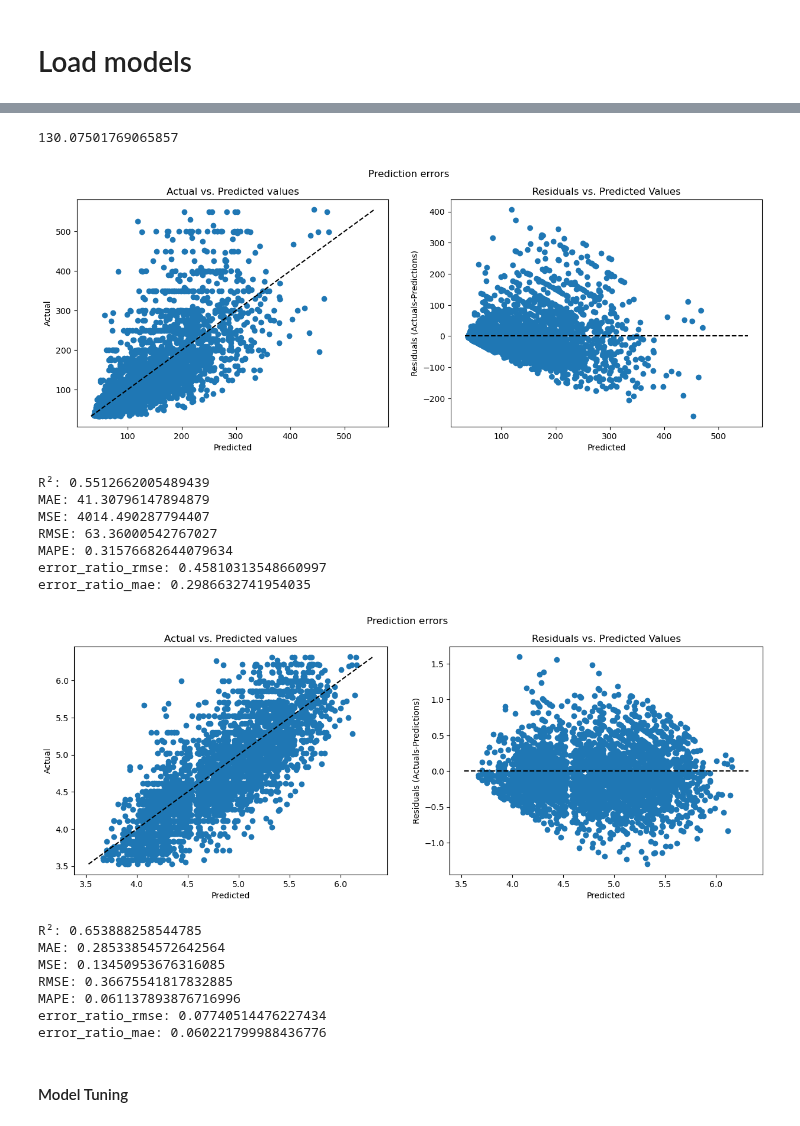
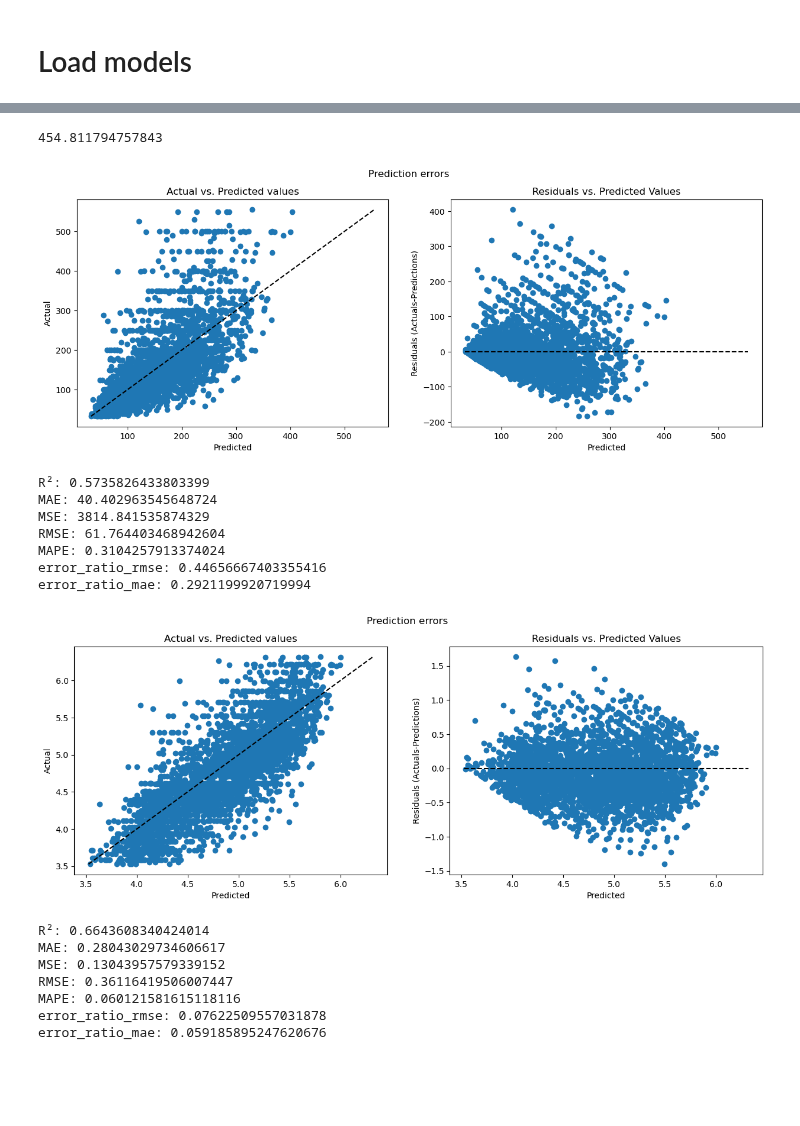
Before and after one commit to adel-R/Ensemble2023, a Jupyter notebook: models/stacking_tuning.ipynb, the cells around one changed output, grey strips where cells are left out. Cells and saved outputs as stored; diff of their text form; code cells hidden in the pictures; blank space fills up the shorter version.

```diff
--- a/models/stacking_tuning.ipynb
+++ b/models/stacking_tuning.ipynb
@@ -66,31 +66,28 @@ X_test_selected.shape
 # Load models
 # %%
 # Decision Tree
-decision_tree = DecisionTreeRegressor(**load_params('decision_tree_params.json'))
+decision_tree = DecisionTreeRegressor(**load_params('saved_models/decision_tree_params.json'))
 
 # Bagging
-bagging = BaggingRegressor(**load_params('bagging_params.json'))
+bagging = BaggingRegressor(**load_params('saved_models/bagging_params.json'))
 
 # Random Forest
-random_forest = RandomForestRegressor(**load_params('random_forest_params.json'))
+random_forest = RandomForestRegressor(**load_params('saved_models/random_forest_params.json'))
 
 # Extremely randomized tree
-extra_forest = ExtraTreesRegressor(**load_params('extremely_randomized_forest_params.json'))
+extra_forest = ExtraTreesRegressor(**load_params('saved_models/extremely_randomized_forest_params.json'))
 
 # Adaboost
-adaboost = AdaBoostRegressor(**load_params('adaboost_params.json'))
+adaboost = AdaBoostRegressor(**load_params('saved_models/adaboost_params.json'))
 
 # sklearn gradient boosting
-sk_gb = GradientBoostingRegressor(**load_params('sk_gradient_boosting_params.json'))
+sk_gb = GradientBoostingRegressor(**load_params('saved_models/sk_gradient_boosting_params.json'))
 
 # sklearn hist gradient boosting
-hist_sk_gb = HistGradientBoostingRegressor(**load_params('sk_hist_gradient_boosting_params.json'))
-
-# evaluation sets for early stopping
-evaluation = [( X_train_np, y_train_np), ( X_val_np, y_val_np)]
+hist_sk_gb = HistGradientBoostingRegressor(**load_params('saved_models/sk_hist_gradient_boosting_params.json'))
 
 # lgbm
-lgbm = LGBMRegressor(**load_params('lgbm_params.json'))
+lgbm = LGBMRegressor(**load_params('saved_models/lgbm_params.json'))
 
 # XGBOOST
-xgb = xg.XGBRegressor(**load_params('xgb_params.json'))
+xgb = xg.XGBRegressor(**load_params('saved_models/xgb_params.json'))
@@ -172,37 +142,36 @@ error_ratio_mae: 0.05925873178626863
 # %%
 start = time.time()
 
-estimators = [ ('xgb',xgb),('lgbm', lgbm),('hist_sk_gb', hist_sk_gb),('extra_forest', extra_forest),('random_forest', random_forest)]
+#estimators = [ ('xgb',xgb),('lgbm', lgbm),('hist_sk_gb', hist_sk_gb),('extra_forest', extra_forest),('random_forest', random_forest)]
 estimators = [ ('lgbm', lgbm),('extra_forest', extra_forest)]
+estimators = [ ('xgb',xgb),('lgbm', lgbm),('extra_forest', extra_forest),('random_forest', random_forest)]
 
-stacking = StackingRegressor(estimators=estimators, final_estimator = xg.XGBRegressor()).fit(X_train_np, y_train_np)
+stacking = StackingRegressor(estimators=estimators, final_estimator = LinearRegression()).fit(X_train_np, y_train_np)
 
 y_pred = np.maximum(0,stacking.predict(X_test_np))
 
 print(time.time()-start)
 
 # score for price
-model_init_score=scores(y_test_np,y_pred,plot= True)
+sk_stacking_score=scores(y_test_np,y_pred,plot= True)
 
 # score for log_price
-model_init_logscore=scores(np.log(y_test_np+1),np.log(y_pred+1),plot= True)
+sk_stacking_logscore=scores(np.log(y_test_np+1),np.log(y_pred+1),plot= True)
 # %% [output]
-130.07501769065857
+454.811794757843
-[figure, old version]
+[figure, new version]
-R²: 0.5512662005489439
-MAE: 41.30796147894879
-MSE: 4014.490287794407
-RMSE: 63.36000542767027
-MAPE: 0.31576682644079634
-error_ratio_rmse: 0.45810313548660997
-error_ratio_mae: 0.2986632741954035
+R²: 0.5735826433803399
+MAE: 40.402963545648724
+MSE: 3814.841535874329
+RMSE: 61.764403468942604
+MAPE: 0.3104257913374024
+error_ratio_rmse: 0.44656667403355416
+error_ratio_mae: 0.2921199920719994
-[figure, old version]
+[figure, new version]
-R²: 0.653888258544785
-MAE: 0.28533854572642564
-MSE: 0.13450953676316085
-RMSE: 0.36675541817832885
-MAPE: 0.061137893876716996
-error_ratio_rmse: 0.07740514476227434
-error_ratio_mae: 0.060221799988436776
+R²: 0.6643608340424014
+MAE: 0.28043029734606617
+MSE: 0.13043957579339152
+RMSE: 0.36116419506007447
+MAPE: 0.060121581615118116
+error_ratio_rmse: 0.07622509557031878
+error_ratio_mae: 0.059185895247620676
-# %% [markdown]
-#### Model Tuning
```
Also changed, not shown: parts of 11 cells of this notebook, 7 other files.
